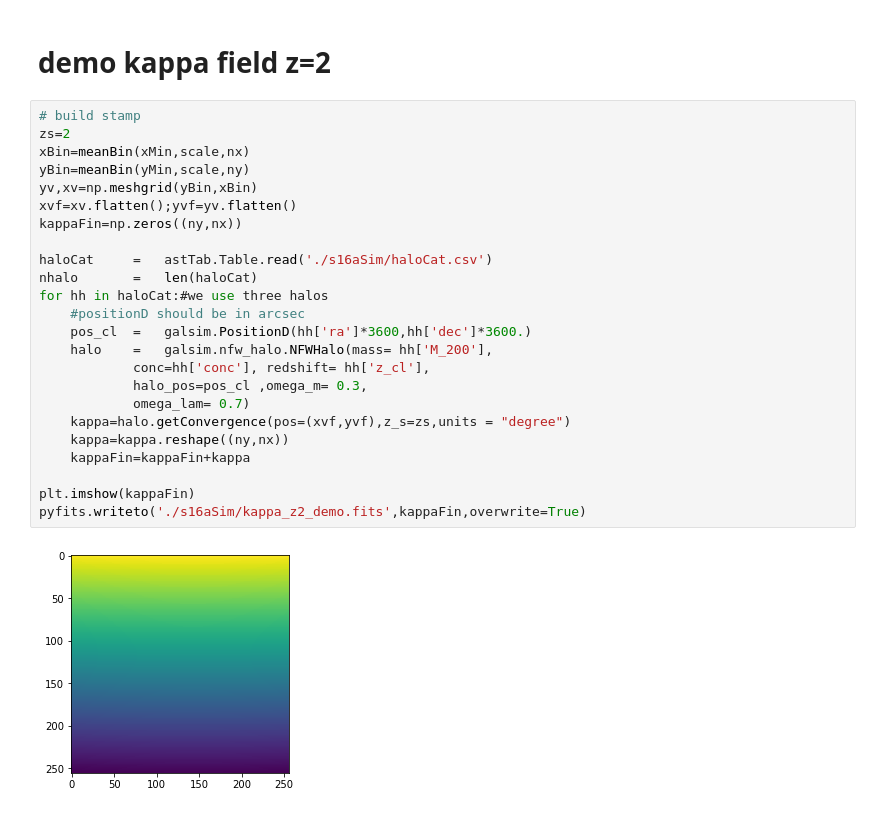
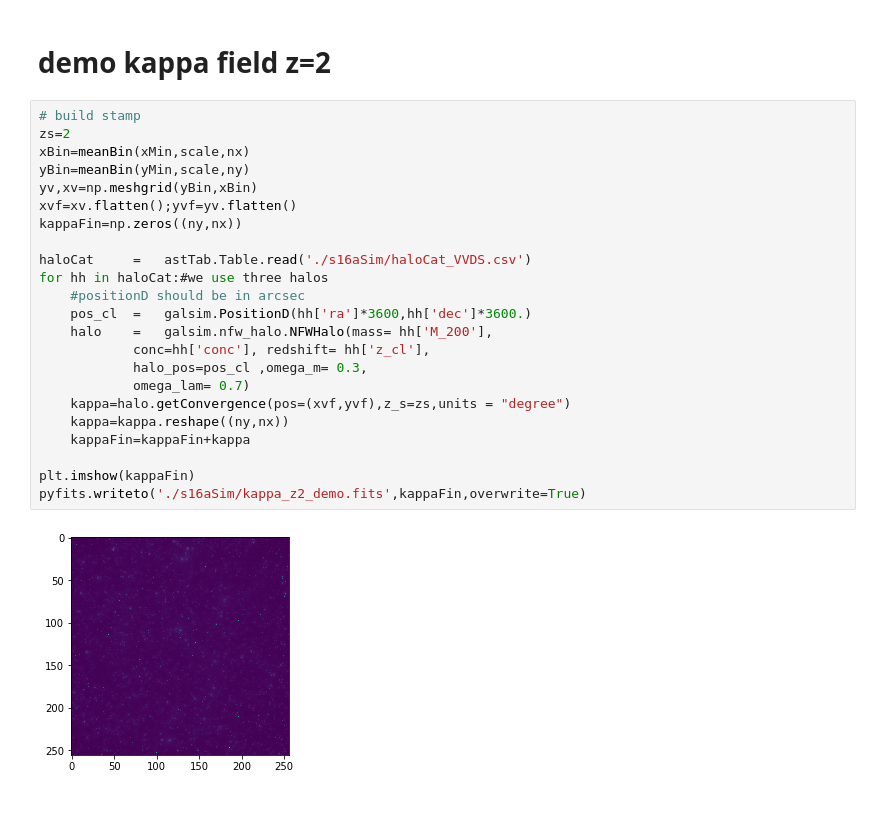
Before and after one commit to mr-superonion/splinv, a Jupyter notebook: notebook/simShearField.ipynb, the cells around one changed output. Saved outputs shown, nothing was run; the diff lists cells and outputs as text.

```diff
--- a/notebook/simShearField.ipynb
+++ b/notebook/simShearField.ipynb
@@ -34,26 +34,25 @@ zsBin  =   meanBin(zMin,zscale,nz)
 # %%
 # build stamp
 zs=2
 xBin=meanBin(xMin,scale,nx)
 yBin=meanBin(yMin,scale,ny)
 yv,xv=np.meshgrid(yBin,xBin)
 xvf=xv.flatten();yvf=yv.flatten()
 kappaFin=np.zeros((ny,nx))
 
-haloCat     =   astTab.Table.read('./s16aSim/haloCat.csv')
-nhalo       =   len(haloCat)
+haloCat     =   astTab.Table.read('./s16aSim/haloCat_VVDS.csv')
 for hh in haloCat:#we use three halos
     #positionD should be in arcsec
     pos_cl  =   galsim.PositionD(hh['ra']*3600,hh['dec']*3600.)
     halo    =   galsim.nfw_halo.NFWHalo(mass= hh['M_200'],
             conc=hh['conc'], redshift= hh['z_cl'],
             halo_pos=pos_cl ,omega_m= 0.3,
             omega_lam= 0.7)
     kappa=halo.getConvergence(pos=(xvf,yvf),z_s=zs,units = "degree")
     kappa=kappa.reshape((ny,nx))
     kappaFin=kappaFin+kappa
 
 plt.imshow(kappaFin)
 pyfits.writeto('./s16aSim/kappa_z2_demo.fits',kappaFin,overwrite=True)
 # %% [output]
-[figure, old version]
+[figure, new version]
```
Also changed, not shown: parts of 1 cell of this notebook, 12 other files.
